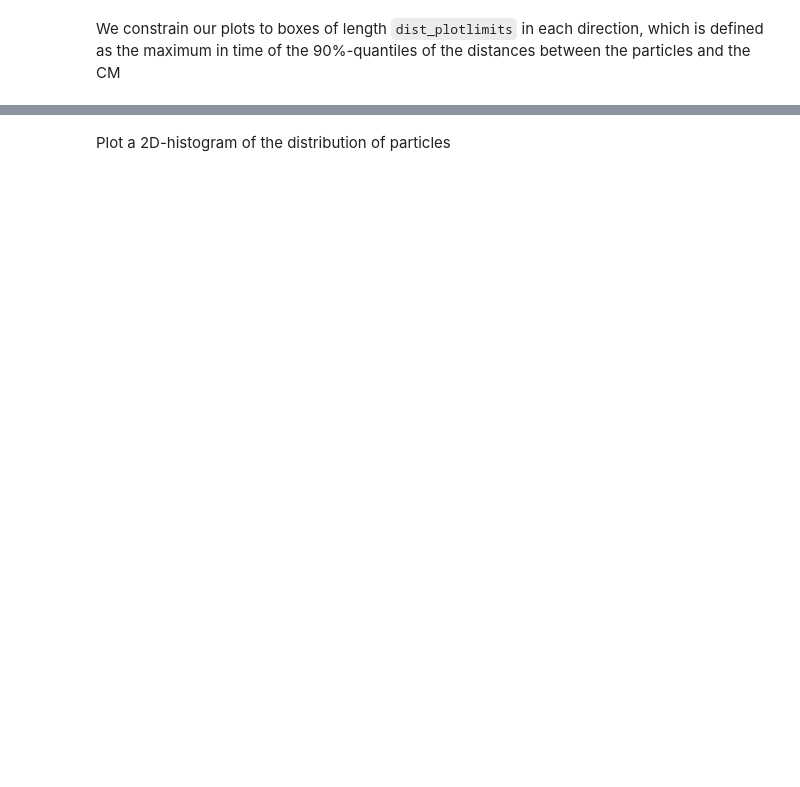
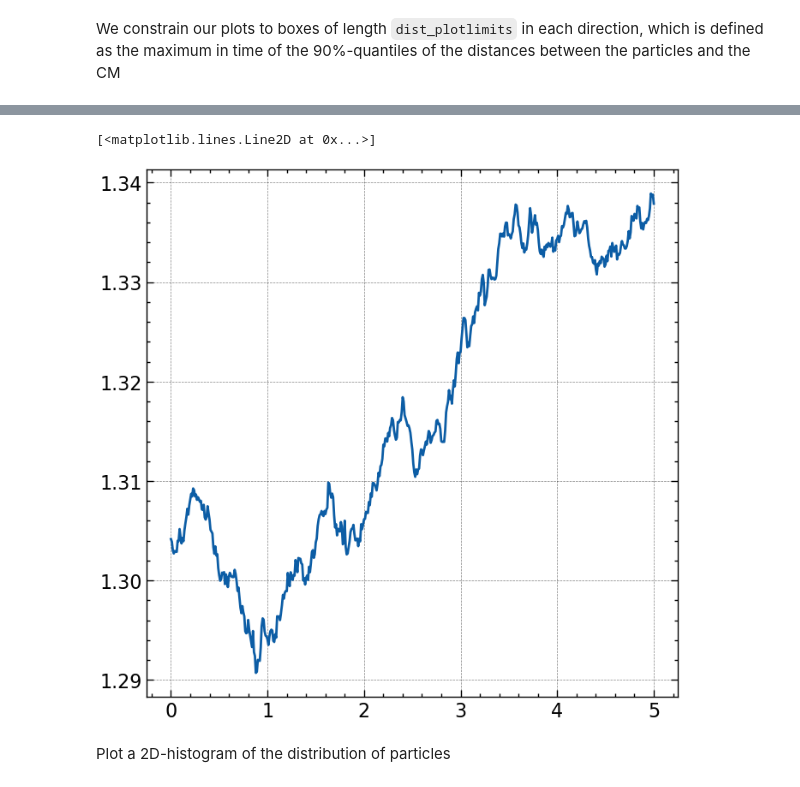
Before and after one commit to M-Bianchi/Dynamics_of_Stellar_Systems, a Jupyter notebook: treecode/plummer_plots.ipynb, the cells around one changed output, grey strips where cells are left out. Cells and saved outputs as stored; diff of their text form; code cells hidden in the pictures; blank space fills up the shorter version.

```diff
--- a/treecode/plummer_plots.ipynb
+++ b/treecode/plummer_plots.ipynb
@@ -144,3 +144,9 @@ dist_plotlimits
+# %%
+half_quantile = np.quantile(dist_particle, 0.5, axis=0)
+plt.plot(time, half_quantile)
+# %% [output]
+[<matplotlib.lines.Line2D at 0x...>]
+[figure, added]
 # %% [markdown]
 Plot a 2D-histogram of the distribution of particles
 # %%
```
Also changed, not shown: parts of 7 cells of this notebook, 4 other files.
